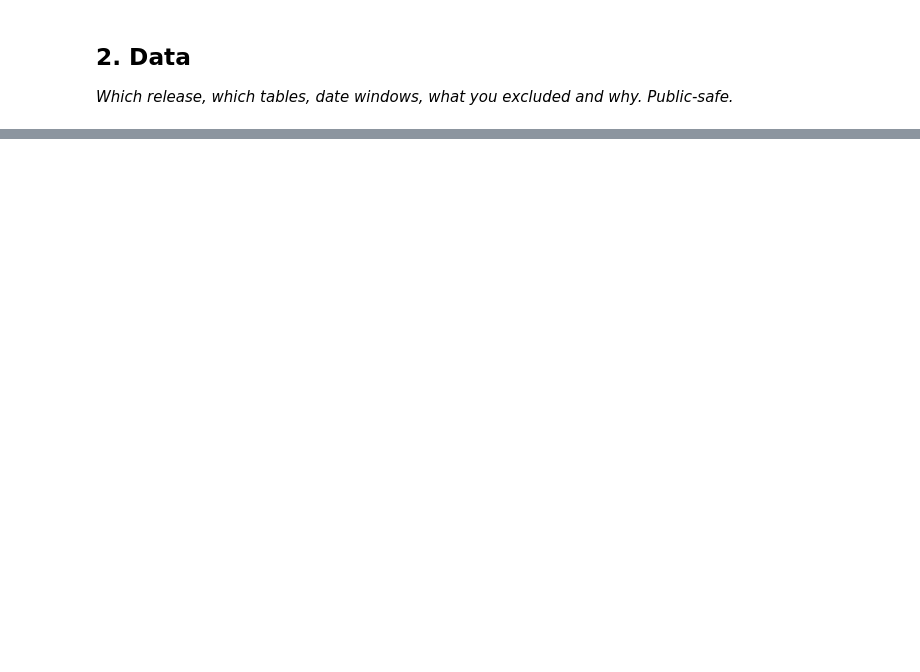
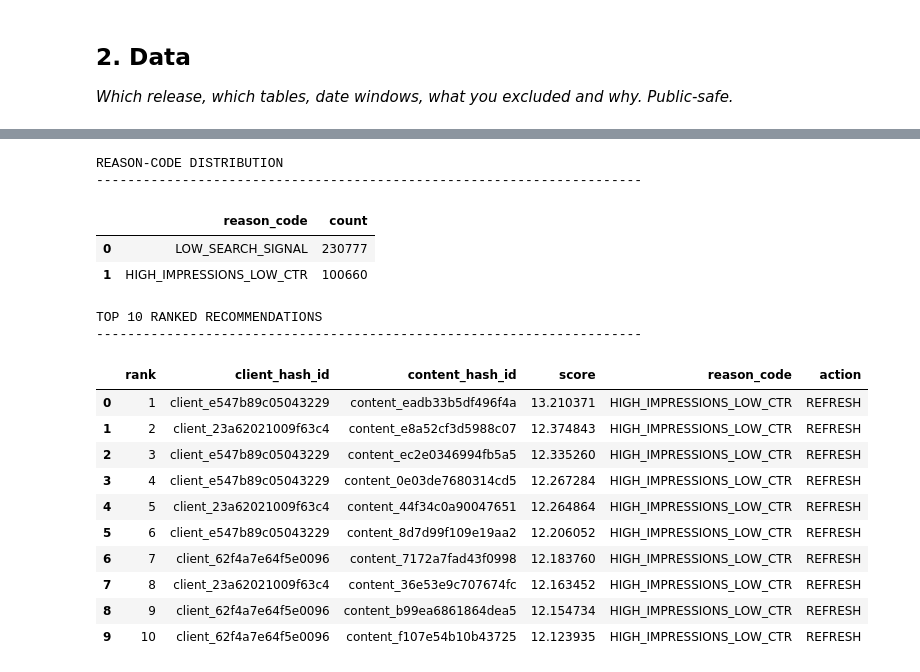
Before and after one commit to SupreetOP/Flyrank, a Jupyter notebook: work/notebooks/capstone.ipynb, the cells around one changed output, grey strips where cells are left out. Saved outputs shown, nothing was run; the diff lists cells and outputs as text; code cells hidden in the pictures; blank space fills up the shorter version.

```diff
--- a/work/notebooks/capstone.ipynb
+++ b/work/notebooks/capstone.ipynb
@@ -48,0 +655,62 @@ Before you submit, confirm each line honestly:
+# %%
+
+# SECTION 6 — RANKED RECOMMENDATIONS
+
+
+# baseline_queue was created from the Week-4 action-playbook work.
+# Verify the expected structure before using it.
+
+required_columns = [
+    "rank",
+    "client_hash_id",
+    "content_hash_id",
+    "score",
+    "reason_code",
+    "action"
+]
+
+missing_columns = [
+    col for col in required_columns
+    if col not in baseline_queue.columns
+]
+
+print("=" * 70)
+print("RANKED RECOMMENDATIONS")
+print("=" * 70)
+
+if missing_columns:
+    print("Missing columns:", missing_columns)
+else:
+    print("Queue validation: PASS")
+
+print()
+print(f"Total ranked items: {len(baseline_queue):,}")
+
+print()
+print("ACTION DISTRIBUTION")
+print("-" * 70)
+display(
+    baseline_queue["action"]
+    .value_counts()
+    .rename_axis("action")
+    .reset_index(name="count")
+)
+
+print()
+print("REASON-CODE DISTRIBUTION")
+print("-" * 70)
+display(
+    baseline_queue["reason_code"]
+    .value_counts()
+    .rename_axis("reason_code")
+    .reset_index(name="count")
+)
+
+print()
+print("TOP 10 RANKED RECOMMENDATIONS")
+print("-" * 70)
+
+display(
+    baseline_queue.head(10)
+)
+# %% [output]
@@ -48,0 +729,18 @@ Before you submit, confirm each line honestly:
+REASON-CODE DISTRIBUTION
+----------------------------------------------------------------------
+|  | reason_code | count |
+| 0 | LOW_SEARCH_SIGNAL | 230777 |
+| 1 | HIGH_IMPRESSIONS_LOW_CTR | 100660 |
+TOP 10 RANKED RECOMMENDATIONS
+----------------------------------------------------------------------
+|  | rank | client_hash_id | content_hash_id | score | reason_code | action |
+| 0 | 1 | client_e547b89c05043229 | content_eadb33b5df496f4a | 13.210371 | HIGH_IMPRESSIONS_LOW_CTR | REFRESH |
+| 1 | 2 | client_23a62021009f63c4 | content_e8a52cf3d5988c07 | 12.374843 | HIGH_IMPRESSIONS_LOW_CTR | REFRESH |
+| 2 | 3 | client_e547b89c05043229 | content_ec2e0346994fb5a5 | 12.335260 | HIGH_IMPRESSIONS_LOW_CTR | REFRESH |
+| 3 | 4 | client_e547b89c05043229 | content_0e03de7680314cd5 | 12.267284 | HIGH_IMPRESSIONS_LOW_CTR | REFRESH |
+| 4 | 5 | client_23a62021009f63c4 | content_44f34c0a90047651 | 12.264864 | HIGH_IMPRESSIONS_LOW_CTR | REFRESH |
+| 5 | 6 | client_e547b89c05043229 | content_8d7d99f109e19aa2 | 12.206052 | HIGH_IMPRESSIONS_LOW_CTR | REFRESH |
+| 6 | 7 | client_62f4a7e64f5e0096 | content_7172a7fad43f0998 | 12.183760 | HIGH_IMPRESSIONS_LOW_CTR | REFRESH |
+| 7 | 8 | client_23a62021009f63c4 | content_36e53e9c707674fc | 12.163452 | HIGH_IMPRESSIONS_LOW_CTR | REFRESH |
+| 8 | 9 | client_62f4a7e64f5e0096 | content_b99ea6861864dea5 | 12.154734 | HIGH_IMPRESSIONS_LOW_CTR | REFRESH |
+| 9 | 10 | client_62f4a7e64f5e0096 | content_f107e54b10b43725 | 12.123935 | HIGH_IMPRESSIONS_LOW_CTR | REFRESH |
```
Also changed, not shown: parts of 28 cells of this notebook.
